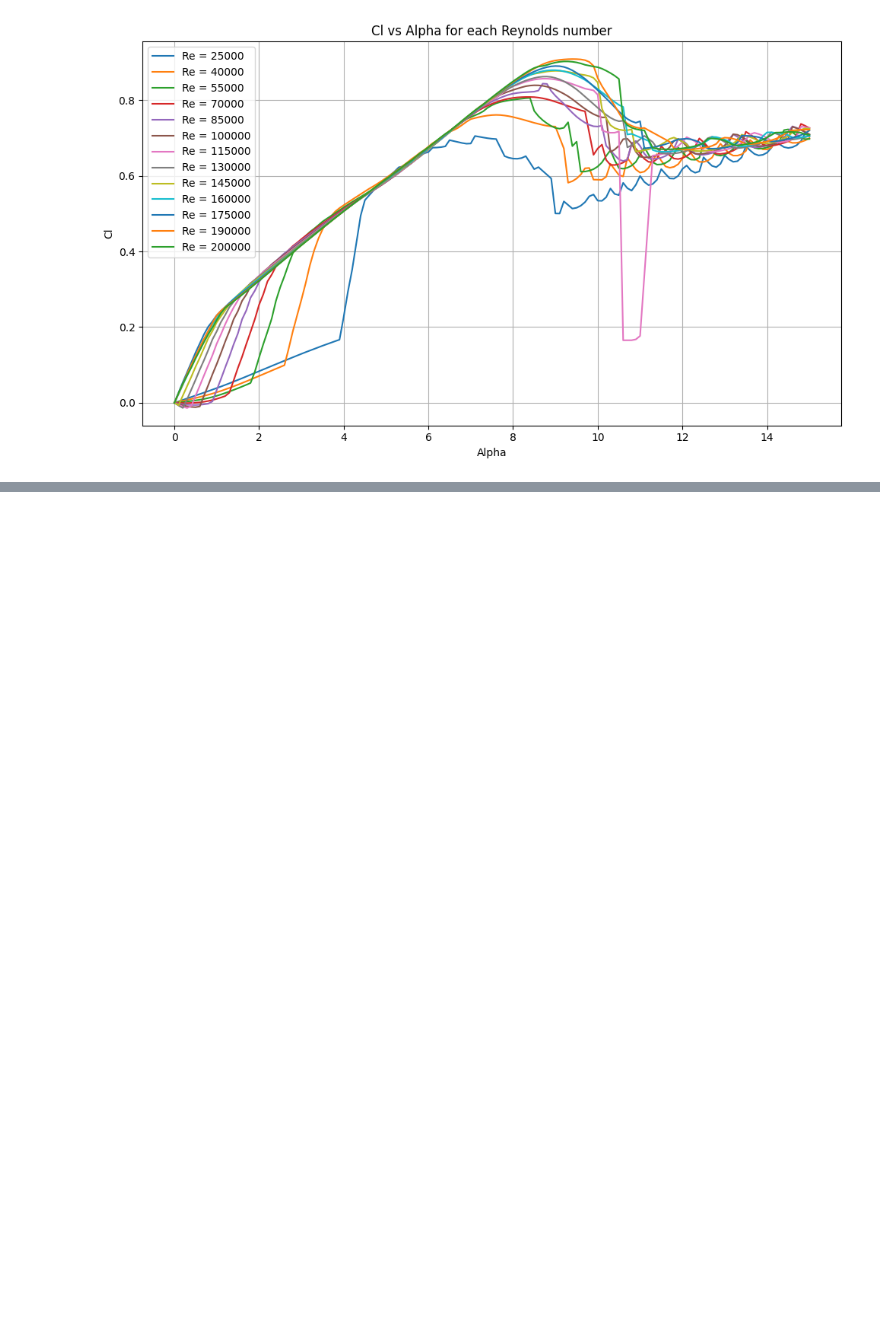
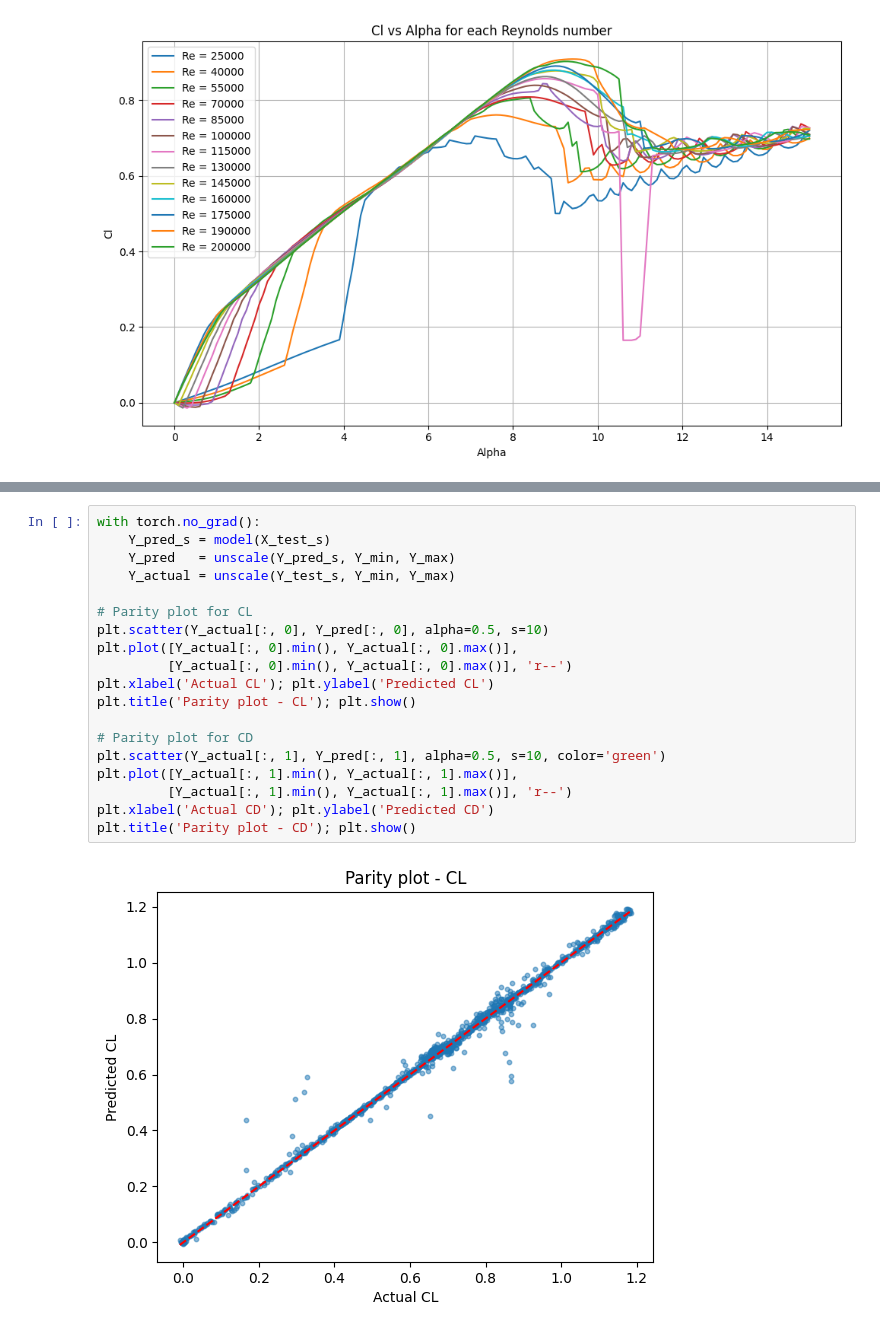
Before and after one commit to miirage-exe/data-driven-engineering, a Jupyter notebook: topic_2_pca.ipynb, the cells around one changed output, grey strips where cells are left out. Drawn from its saved outputs; the diff is of its cells as text; blank space fills up the shorter version.

```diff
--- a/topic_2_pca.ipynb
+++ b/topic_2_pca.ipynb
@@ -79,0 +294,21 @@ plt.show()
+# %%
+with torch.no_grad():
+    Y_pred_s = model(X_test_s)
+    Y_pred   = unscale(Y_pred_s, Y_min, Y_max)
+    Y_actual = unscale(Y_test_s, Y_min, Y_max)
+
+# Parity plot for CL
+plt.scatter(Y_actual[:, 0], Y_pred[:, 0], alpha=0.5, s=10)
+plt.plot([Y_actual[:, 0].min(), Y_actual[:, 0].max()],
+         [Y_actual[:, 0].min(), Y_actual[:, 0].max()], 'r--')
+plt.xlabel('Actual CL'); plt.ylabel('Predicted CL')
+plt.title('Parity plot - CL'); plt.show()
+
+# Parity plot for CD
+plt.scatter(Y_actual[:, 1], Y_pred[:, 1], alpha=0.5, s=10, color='green')
+plt.plot([Y_actual[:, 1].min(), Y_actual[:, 1].max()],
+         [Y_actual[:, 1].min(), Y_actual[:, 1].max()], 'r--')
+plt.xlabel('Actual CD'); plt.ylabel('Predicted CD')
+plt.title('Parity plot - CD'); plt.show()
+# %% [output]
+[figure, added]
```
Also changed, not shown: parts of 12 cells of this notebook.
